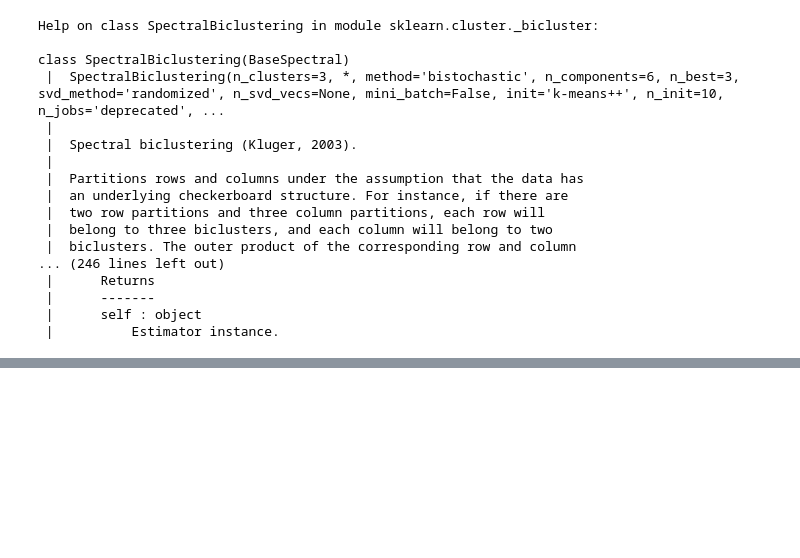
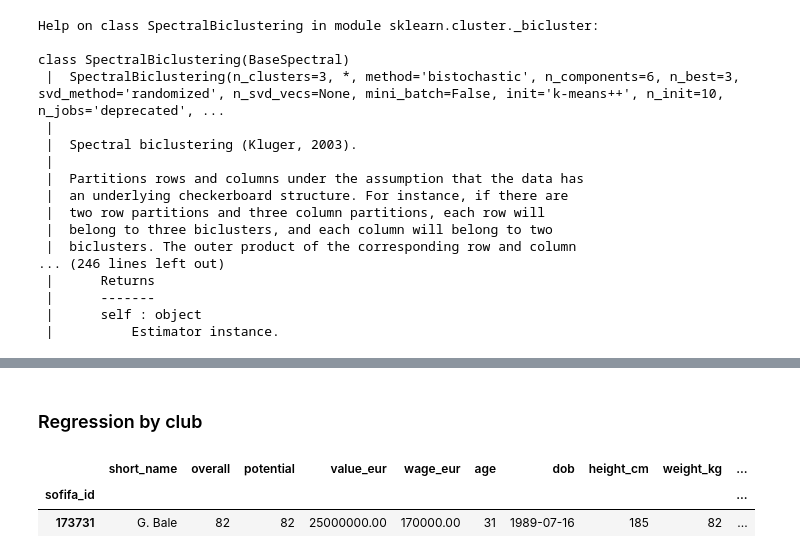
Before and after one commit to ironhack-bcn-data-pt/PR06-Machine-Learning-Group-Project, a Jupyter notebook: LazyModels.ipynb, the cells around one changed output, grey strips where cells are left out. Cells and saved outputs as stored; diff of their text form; code cells hidden in the pictures; blank space fills up the shorter version.

```diff
--- a/LazyModels.ipynb
+++ b/LazyModels.ipynb
@@ -540,0 +539,8 @@ sns.scatterplot(x=df_cl.wage_eur,y=df_cl.value_eur,hue=df_cl.SBcluster_label)
+# %% [markdown]
+### Regression by club
+# %%
+df[df.short_name == 'G. Bale']
+# %% [output]
+|  | short_name | overall | potential | value_eur | wage_eur | age | dob | height_cm | weight_kg | ... |
+| sofifa_id |  |  |  |  |  |  |  |  |  | ... |
+| 173731 | G. Bale | 82 | 82 | 25000000.00 | 170000.00 | 31 | 1989-07-16 | 185 | 82 | ... |
```
Also changed, not shown: parts of 19 cells of this notebook.
